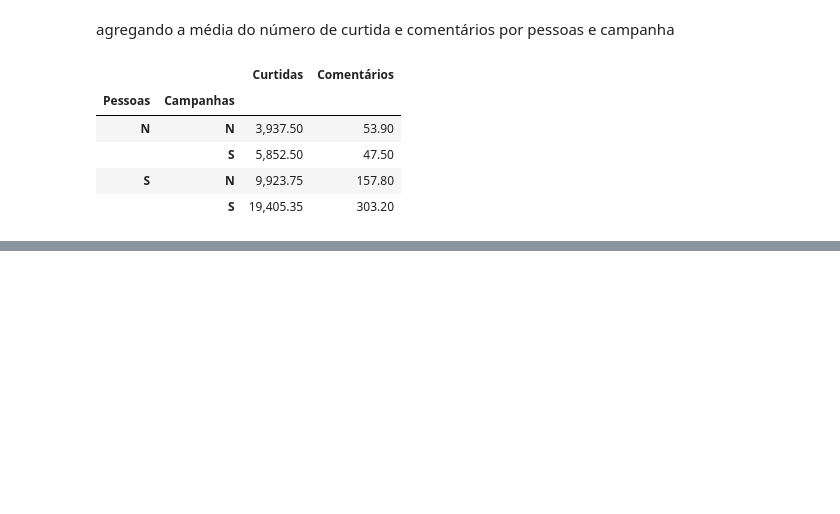
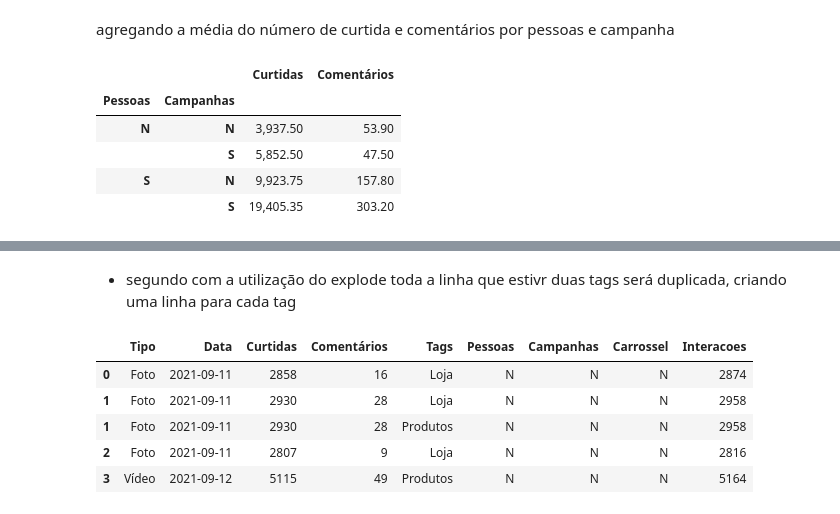
Before and after one commit to LuizHRPereira/estudos_ciencia_de_dados_com_python, a Jupyter notebook: 02-projeto-analise-engajamento-instagram/analise_engajamento_instagram.ipynb, the cells around one changed output, grey strips where cells are left out. Drawn from its saved outputs; the diff is of its cells as text; code cells hidden in the pictures; blank space fills up the shorter version.

```diff
--- a/02-projeto-analise-engajamento-instagram/analise_engajamento_instagram.ipynb
+++ b/02-projeto-analise-engajamento-instagram/analise_engajamento_instagram.ipynb
@@ -214,0 +255,14 @@ base.groupby(['Pessoas','Campanhas'])[['Curtidas','Comentários']].mean()
+# %% [markdown]
+
+
+*   segundo com a utilização do explode toda a linha que estivr duas tags será duplicada, criando uma linha para cada tag
+# %%
+base = base.explode('Tags')
+base.head()
+# %% [output]
+|  | Tipo | Data | Curtidas | Comentários | Tags | Pessoas | Campanhas | Carrossel | Interacoes |
+| 0 | Foto | 2021-09-11 | 2858 | 16 | Loja | N | N | N | 2874 |
+| 1 | Foto | 2021-09-11 | 2930 | 28 | Loja | N | N | N | 2958 |
+| 1 | Foto | 2021-09-11 | 2930 | 28 | Produtos | N | N | N | 2958 |
+| 2 | Foto | 2021-09-11 | 2807 | 9 | Loja | N | N | N | 2816 |
+| 3 | Vídeo | 2021-09-12 | 5115 | 49 | Produtos | N | N | N | 5164 |
```
Also changed, not shown: parts of 10 cells of this notebook.
